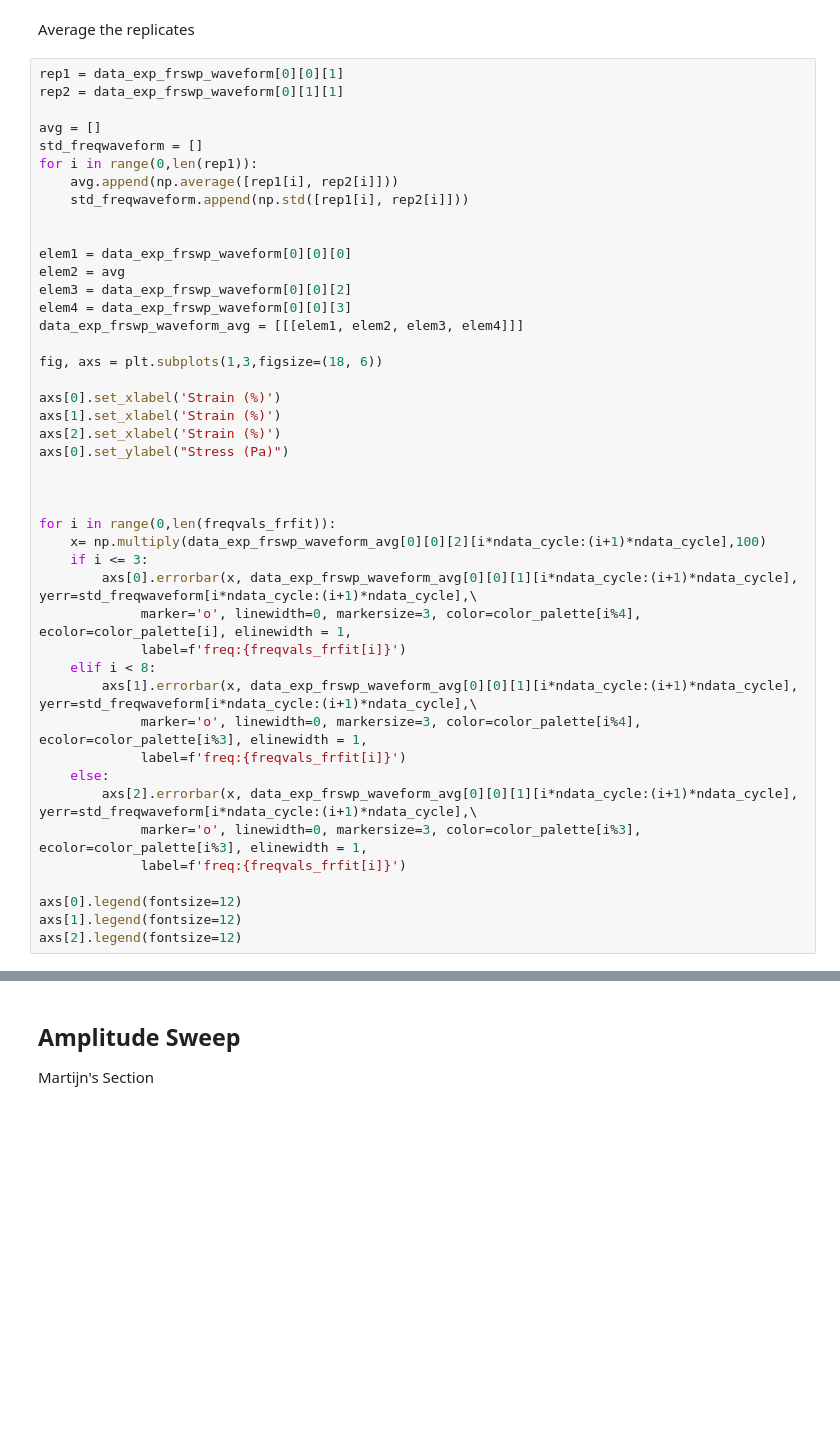
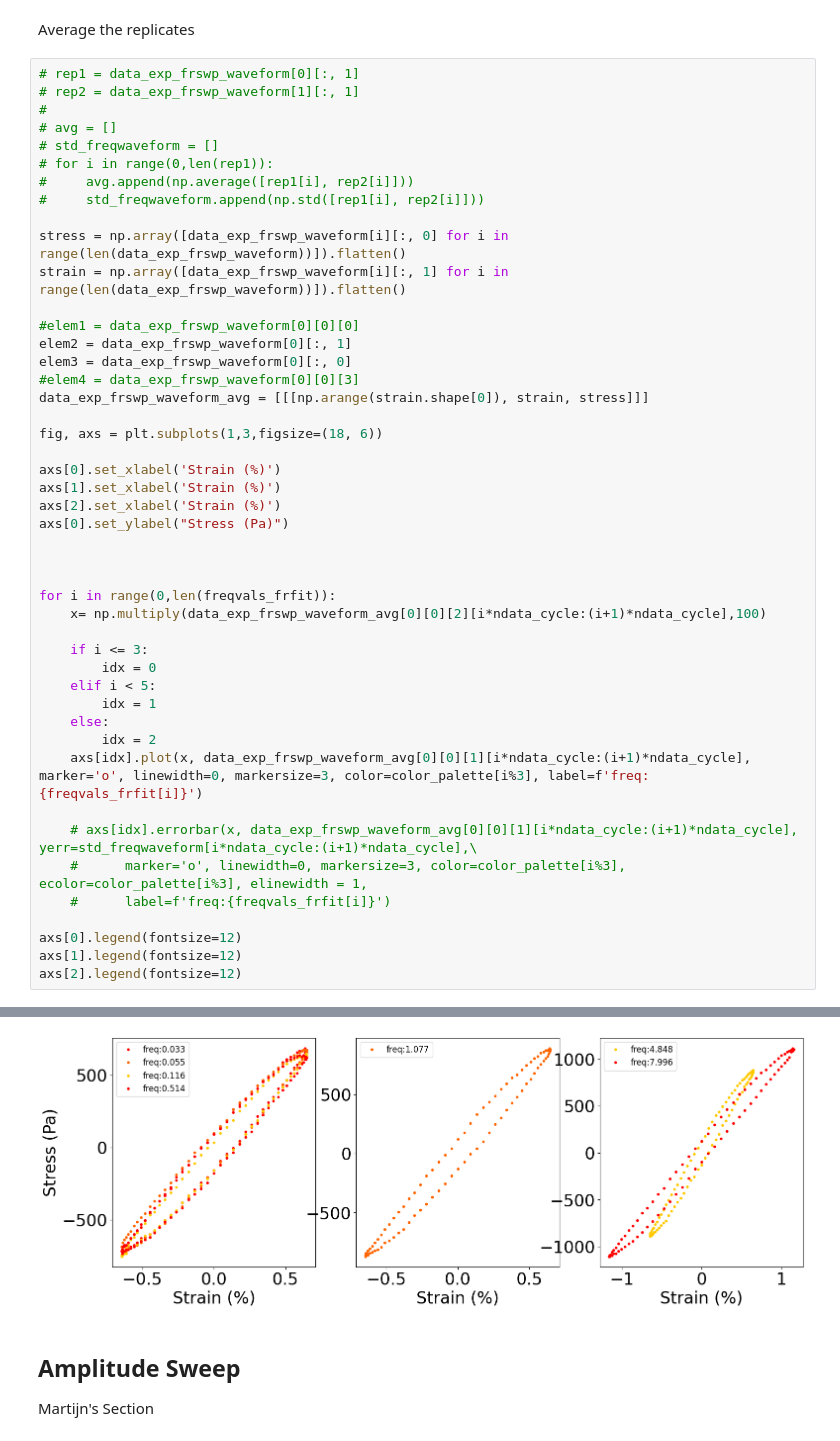
Before and after one commit to DrNjitram/vdSman_Constitutive_Model_Fitting, a Jupyter notebook: data_reading.ipynb, the cells around one changed output, grey strips where cells are left out. Saved outputs shown, nothing was run; the diff lists cells and outputs as text; blank space fills up the shorter version.

```diff
--- a/data_reading.ipynb
+++ b/data_reading.ipynb
@@ -227,21 +239,23 @@ data_exp_frswp_waveform = read_data(n_header, n_rows, header_list, what_to_colle
 # %% [markdown]
 Average the replicates
 # %%
-rep1 = data_exp_frswp_waveform[0][0][1]
-rep2 = data_exp_frswp_waveform[0][1][1]
+# rep1 = data_exp_frswp_waveform[0][:, 1]
+# rep2 = data_exp_frswp_waveform[1][:, 1]
+#
+# avg = []
+# std_freqwaveform = []
+# for i in range(0,len(rep1)):
+#     avg.append(np.average([rep1[i], rep2[i]]))
+#     std_freqwaveform.append(np.std([rep1[i], rep2[i]]))
 
-avg = []
-std_freqwaveform = []
-for i in range(0,len(rep1)):
-    avg.append(np.average([rep1[i], rep2[i]]))
-    std_freqwaveform.append(np.std([rep1[i], rep2[i]]))
+stress = np.array([data_exp_frswp_waveform[i][:, 0] for i in range(len(data_exp_frswp_waveform))]).flatten()
+strain = np.array([data_exp_frswp_waveform[i][:, 1] for i in range(len(data_exp_frswp_waveform))]).flatten()
 
-
-elem1 = data_exp_frswp_waveform[0][0][0]
-elem2 = avg
-elem3 = data_exp_frswp_waveform[0][0][2]
-elem4 = data_exp_frswp_waveform[0][0][3]
-data_exp_frswp_waveform_avg = [[[elem1, elem2, elem3, elem4]]]
+#elem1 = data_exp_frswp_waveform[0][0][0]
+elem2 = data_exp_frswp_waveform[0][:, 1]
+elem3 = data_exp_frswp_waveform[0][:, 0]
+#elem4 = data_exp_frswp_waveform[0][0][3]
+data_exp_frswp_waveform_avg = [[[np.arange(strain.shape[0]), strain, stress]]]
 
 fig, axs = plt.subplots(1,3,figsize=(18, 6))
 
@@ -254,19 +268,20 @@ axs[0].set_ylabel("Stress (Pa)")
 
 for i in range(0,len(freqvals_frfit)):
     x= np.multiply(data_exp_frswp_waveform_avg[0][0][2][i*ndata_cycle:(i+1)*ndata_cycle],100)
+
     if i <= 3:
-        axs[0].errorbar(x, data_exp_frswp_waveform_avg[0][0][1][i*ndata_cycle:(i+1)*ndata_cycle], yerr=std_freqwaveform[i*ndata_cycle:(i+1)*ndata_cycle],\
-             marker='o', linewidth=0, markersize=3, color=color_palette[i%4], ecolor=color_palette[i], elinewidth = 1,
-             label=f'freq:{freqvals_frfit[i]}')
-    elif i < 8:
-        axs[1].errorbar(x, data_exp_frswp_waveform_avg[0][0][1][i*ndata_cycle:(i+1)*ndata_cycle], yerr=std_freqwaveform[i*ndata_cycle:(i+1)*ndata_cycle],\
-             marker='o', linewidth=0, markersize=3, color=color_palette[i%4], ecolor=color_palette[i%3], elinewidth = 1,
-             label=f'freq:{freqvals_frfit[i]}')
+        idx = 0
+    elif i < 5:
+        idx = 1
     else:
-        axs[2].errorbar(x, data_exp_frswp_waveform_avg[0][0][1][i*ndata_cycle:(i+1)*ndata_cycle], yerr=std_freqwaveform[i*ndata_cycle:(i+1)*ndata_cycle],\
-             marker='o', linewidth=0, markersize=3, color=color_palette[i%3], ecolor=color_palette[i%3], elinewidth = 1,
-             label=f'freq:{freqvals_frfit[i]}')
+        idx = 2
+    axs[idx].plot(x, data_exp_frswp_waveform_avg[0][0][1][i*ndata_cycle:(i+1)*ndata_cycle], marker='o', linewidth=0, markersize=3, color=color_palette[i%3], label=f'freq:{freqvals_frfit[i]}')
+
+    # axs[idx].errorbar(x, data_exp_frswp_waveform_avg[0][0][1][i*ndata_cycle:(i+1)*ndata_cycle], yerr=std_freqwaveform[i*ndata_cycle:(i+1)*ndata_cycle],\
+    #      marker='o', linewidth=0, markersize=3, color=color_palette[i%3], ecolor=color_palette[i%3], elinewidth = 1,
+    #      label=f'freq:{freqvals_frfit[i]}')
 
 axs[0].legend(fontsize=12)
 axs[1].legend(fontsize=12)
 axs[2].legend(fontsize=12)
+# %% [output]
@@ -273,3 +289,4 @@ axs[2].legend(fontsize=12)
+[figure, added]
 # %% [markdown]
 ## Amplitude Sweep
 
```
Also changed, not shown: parts of 9 cells of this notebook, 36 other files.
